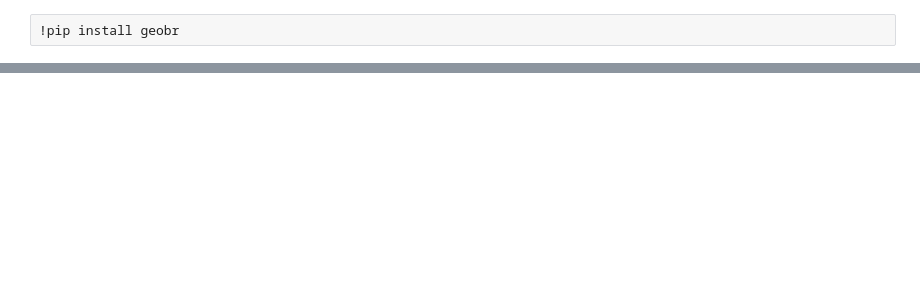
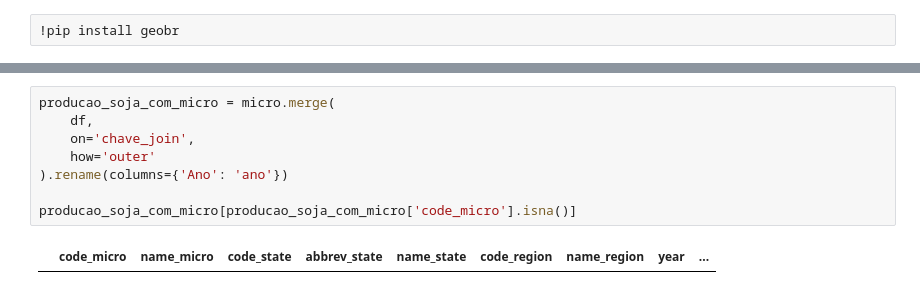
Before and after one commit to vitorok03/projeto-pcd2, a Jupyter notebook: notebooks/agregacao_INMET_SIDRA.ipynb, the cells around one changed output, grey strips where cells are left out. Cells and saved outputs as stored; diff of their text form; blank space fills up the shorter version.

```diff
--- a/notebooks/agregacao_INMET_SIDRA.ipynb
+++ b/notebooks/agregacao_INMET_SIDRA.ipynb
@@ -53,0 +67,10 @@ df.head()
+# %%
+producao_soja_com_micro = micro.merge(
+    df,
+    on='chave_join',
+    how='outer'
+).rename(columns={'Ano': 'ano'})
+
+producao_soja_com_micro[producao_soja_com_micro['code_micro'].isna()]
+# %% [output]
+|  | code_micro | name_micro | code_state | abbrev_state | name_state | code_region | name_region | year | ... |
```
Also changed, not shown: parts of 8 cells of this notebook, 12 other files.
